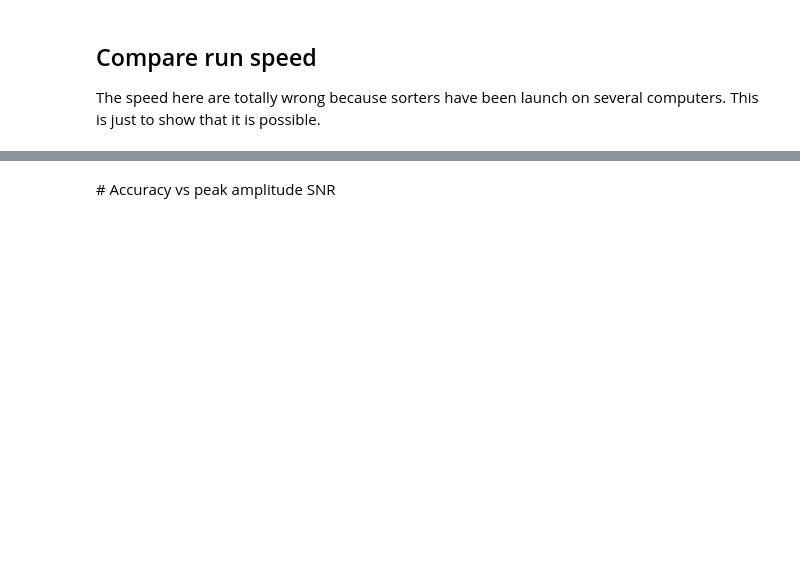
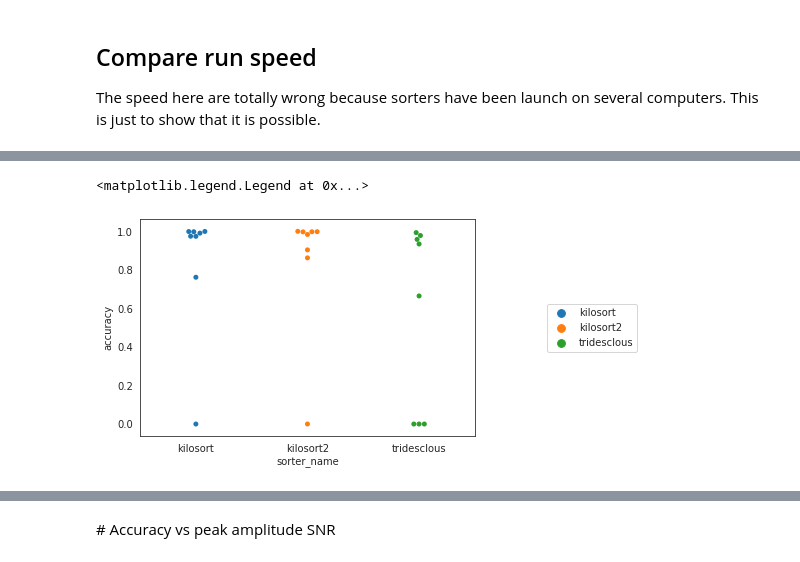
Before and after one commit to SpikeInterface/spikeresults, a Jupyter notebook: Spampinato_ground_thruth_252_channels/sorter_comparison.ipynb, the cells around one changed output, grey strips where cells are left out. Cells and saved outputs as stored; diff of their text form; code cells hidden in the pictures; blank space fills up the shorter version.

```diff
--- a/Spampinato_ground_thruth_252_channels/sorter_comparison.ipynb
+++ b/Spampinato_ground_thruth_252_channels/sorter_comparison.ipynb
@@ -229,0 +202,8 @@ perfs = dataframes['perf_pooled_with_average'].reset_index()
+# %%
+perfs = dataframes['perf_by_spiketrain'].reset_index()
+fig, ax = plt.subplots()
+g = sns.swarmplot(data=perfs, x='sorter_name', y='accuracy', hue='sorter_name', ax=ax)
+g.legend(loc='center right', bbox_to_anchor=(1.5, 0.5))
+# %% [output]
+<matplotlib.legend.Legend at 0x...>
+[figure, added]
```
Also changed, not shown: parts of 17 cells of this notebook, 3 other files.
